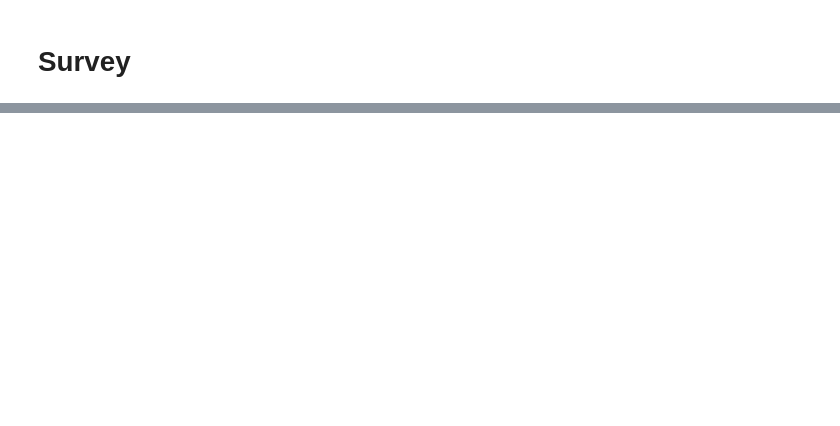
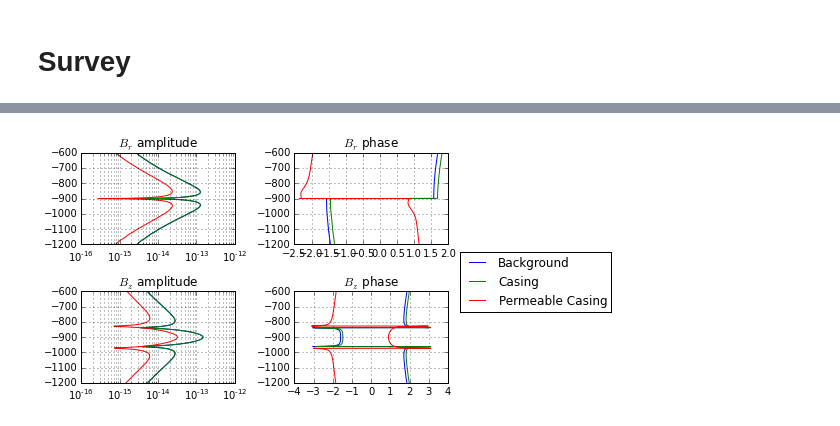
Before and after one commit to simpeg/presentations, a Jupyter notebook: SciPy2015/EdIndustryResearch/CasingResearchEx.ipynb, the cells around one changed output, grey strips where cells are left out. Cells and saved outputs as stored; diff of their text form; code cells hidden in the pictures; blank space fills up the shorter version.

```diff
--- a/SciPy2015/EdIndustryResearch/CasingResearchEx.ipynb
+++ b/SciPy2015/EdIndustryResearch/CasingResearchEx.ipynb
@@ -222,0 +199,26 @@ EM.FDEM.
+# %%
+# Plot Magnetic Fields
+plt.subplot(221)
+plt.semilogx(np.absolute(bxBack),z,np.absolute(bxCasingMu0),z,np.absolute(bxCasingMu),z)
+plt.grid(which='both')
+plt.title('$B_r$ amplitude')
+
+plt.subplot(222)
+plt.plot(np.arctan2(bxBack.real,bxBack.imag),z,np.arctan2(bxCasingMu0.real,bxCasingMu0.imag),z,np.arctan2(bxCasingMu.real,bxCasingMu.imag),z)
+plt.grid(which='both')
+plt.title('$B_r$ phase')
+
+plt.subplot(223)
+plt.semilogx(np.absolute(bzBack),z,np.absolute(bzCasingMu0),z,np.absolute(bzCasingMu),z)
+plt.grid(which='both')
+plt.title('$B_z$ amplitude')
+
+plt.subplot(224)
+plt.plot(np.arctan2(bzBack.real,bzBack.imag),z,np.arctan2(bzCasingMu0.real,bzCasingMu0.imag),z,np.arctan2(bzCasingMu.real,bzCasingMu.imag),z)
+plt.grid(which='both')
+plt.title('$B_z$ phase')
+plt.legend(['Background','Casing', 'Permeable Casing'],bbox_to_anchor=(2.1,1.5))
+
+plt.tight_layout()
+# %% [output]
+[figure, added]
```
Also changed, not shown: parts of 15 cells of this notebook, 1 other file.
